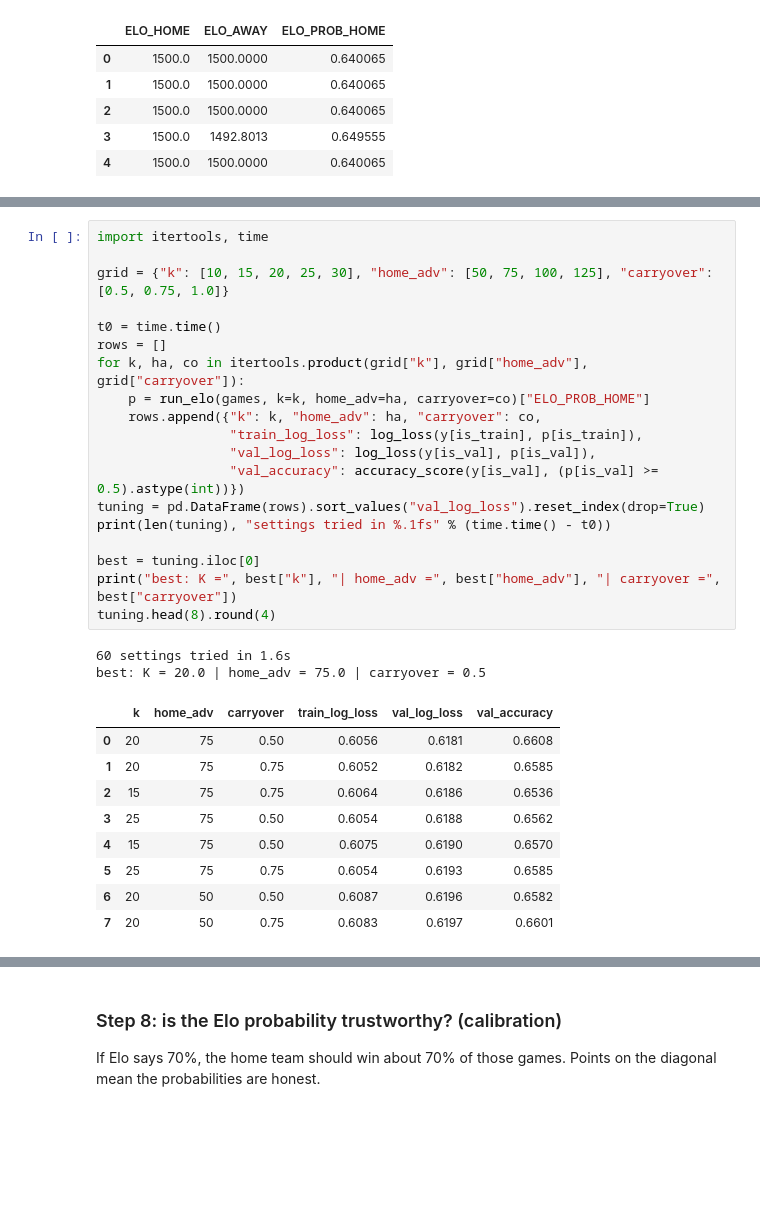
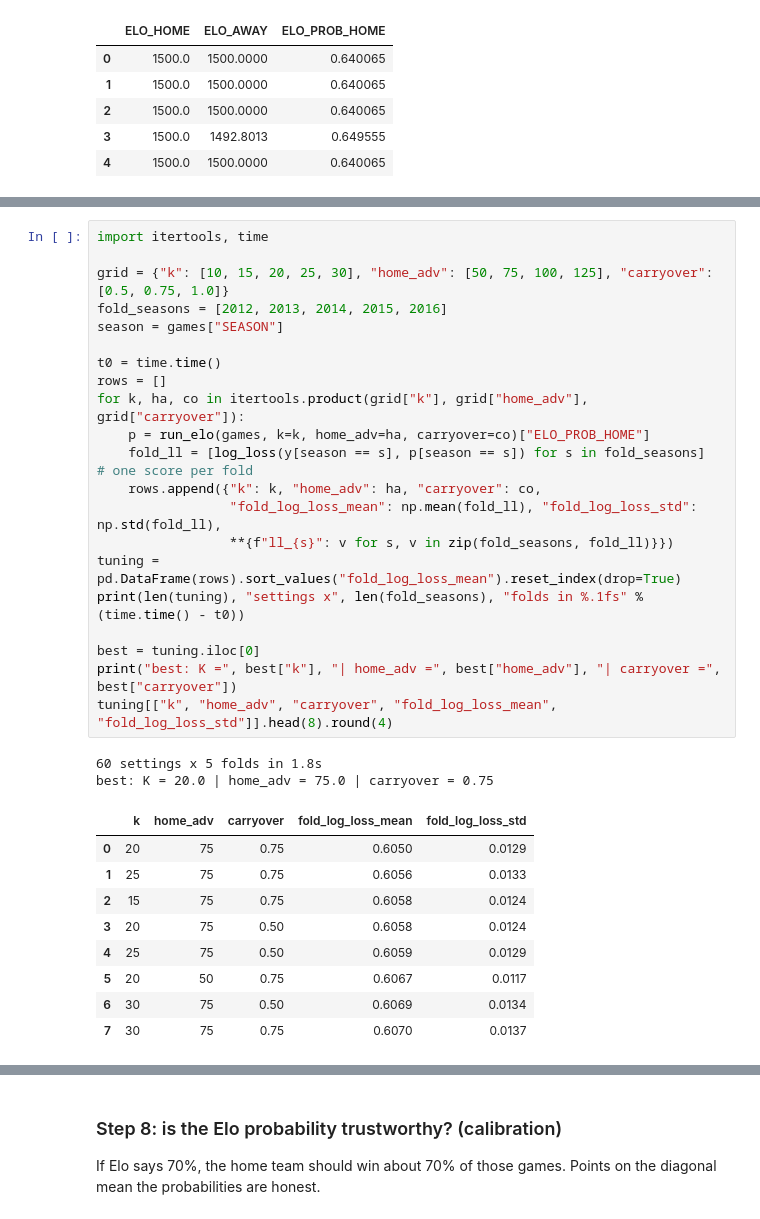
Before and after one commit to linjustin8/cis4930-nba-ml-project, a Jupyter notebook: notebooks/04_elo_rating.ipynb, the cells around one changed output, grey strips where cells are left out. Cells and saved outputs as stored; diff of their text form; blank space fills up the shorter version.

```diff
--- a/notebooks/04_elo_rating.ipynb
+++ b/notebooks/04_elo_rating.ipynb
@@ -120,31 +131,33 @@ Elo has three settings. We try a small grid and pick the one with the lowest **v
 # %%
 import itertools, time
 
 grid = {"k": [10, 15, 20, 25, 30], "home_adv": [50, 75, 100, 125], "carryover": [0.5, 0.75, 1.0]}
+fold_seasons = [2012, 2013, 2014, 2015, 2016]
+season = games["SEASON"]
 
 t0 = time.time()
 rows = []
 for k, ha, co in itertools.product(grid["k"], grid["home_adv"], grid["carryover"]):
     p = run_elo(games, k=k, home_adv=ha, carryover=co)["ELO_PROB_HOME"]
+    fold_ll = [log_loss(y[season == s], p[season == s]) for s in fold_seasons]   # one score per fold
     rows.append({"k": k, "home_adv": ha, "carryover": co,
-                 "train_log_loss": log_loss(y[is_train], p[is_train]),
-                 "val_log_loss": log_loss(y[is_val], p[is_val]),
-                 "val_accuracy": accuracy_score(y[is_val], (p[is_val] >= 0.5).astype(int))})
-tuning = pd.DataFrame(rows).sort_values("val_log_loss").reset_index(drop=True)
-print(len(tuning), "settings tried in %.1fs" % (time.time() - t0))
+                 "fold_log_loss_mean": np.mean(fold_ll), "fold_log_loss_std": np.std(fold_ll),
+                 **{f"ll_{s}": v for s, v in zip(fold_seasons, fold_ll)}})
+tuning = pd.DataFrame(rows).sort_values("fold_log_loss_mean").reset_index(drop=True)
+print(len(tuning), "settings x", len(fold_seasons), "folds in %.1fs" % (time.time() - t0))
 
 best = tuning.iloc[0]
 print("best: K =", best["k"], "| home_adv =", best["home_adv"], "| carryover =", best["carryover"])
-tuning.head(8).round(4)
+tuning[["k", "home_adv", "carryover", "fold_log_loss_mean", "fold_log_loss_std"]].head(8).round(4)
 # %% [output]
-60 settings tried in 1.6s
-best: K = 20.0 | home_adv = 75.0 | carryover = 0.5
+60 settings x 5 folds in 1.8s
+best: K = 20.0 | home_adv = 75.0 | carryover = 0.75
-|  | k | home_adv | carryover | train_log_loss | val_log_loss | val_accuracy |
-| 0 | 20 | 75 | 0.50 | 0.6056 | 0.6181 | 0.6608 |
-| 1 | 20 | 75 | 0.75 | 0.6052 | 0.6182 | 0.6585 |
-| 2 | 15 | 75 | 0.75 | 0.6064 | 0.6186 | 0.6536 |
-| 3 | 25 | 75 | 0.50 | 0.6054 | 0.6188 | 0.6562 |
-| 4 | 15 | 75 | 0.50 | 0.6075 | 0.6190 | 0.6570 |
-| 5 | 25 | 75 | 0.75 | 0.6054 | 0.6193 | 0.6585 |
-| 6 | 20 | 50 | 0.50 | 0.6087 | 0.6196 | 0.6582 |
-| 7 | 20 | 50 | 0.75 | 0.6083 | 0.6197 | 0.6601 |
+|  | k | home_adv | carryover | fold_log_loss_mean | fold_log_loss_std |
+| 0 | 20 | 75 | 0.75 | 0.6050 | 0.0129 |
+| 1 | 25 | 75 | 0.75 | 0.6056 | 0.0133 |
+| 2 | 15 | 75 | 0.75 | 0.6058 | 0.0124 |
+| 3 | 20 | 75 | 0.50 | 0.6058 | 0.0124 |
+| 4 | 25 | 75 | 0.50 | 0.6059 | 0.0129 |
+| 5 | 20 | 50 | 0.75 | 0.6067 | 0.0117 |
+| 6 | 30 | 75 | 0.50 | 0.6069 | 0.0134 |
+| 7 | 30 | 75 | 0.75 | 0.6070 | 0.0137 |
```
Also changed, not shown: parts of 11 cells of this notebook.
